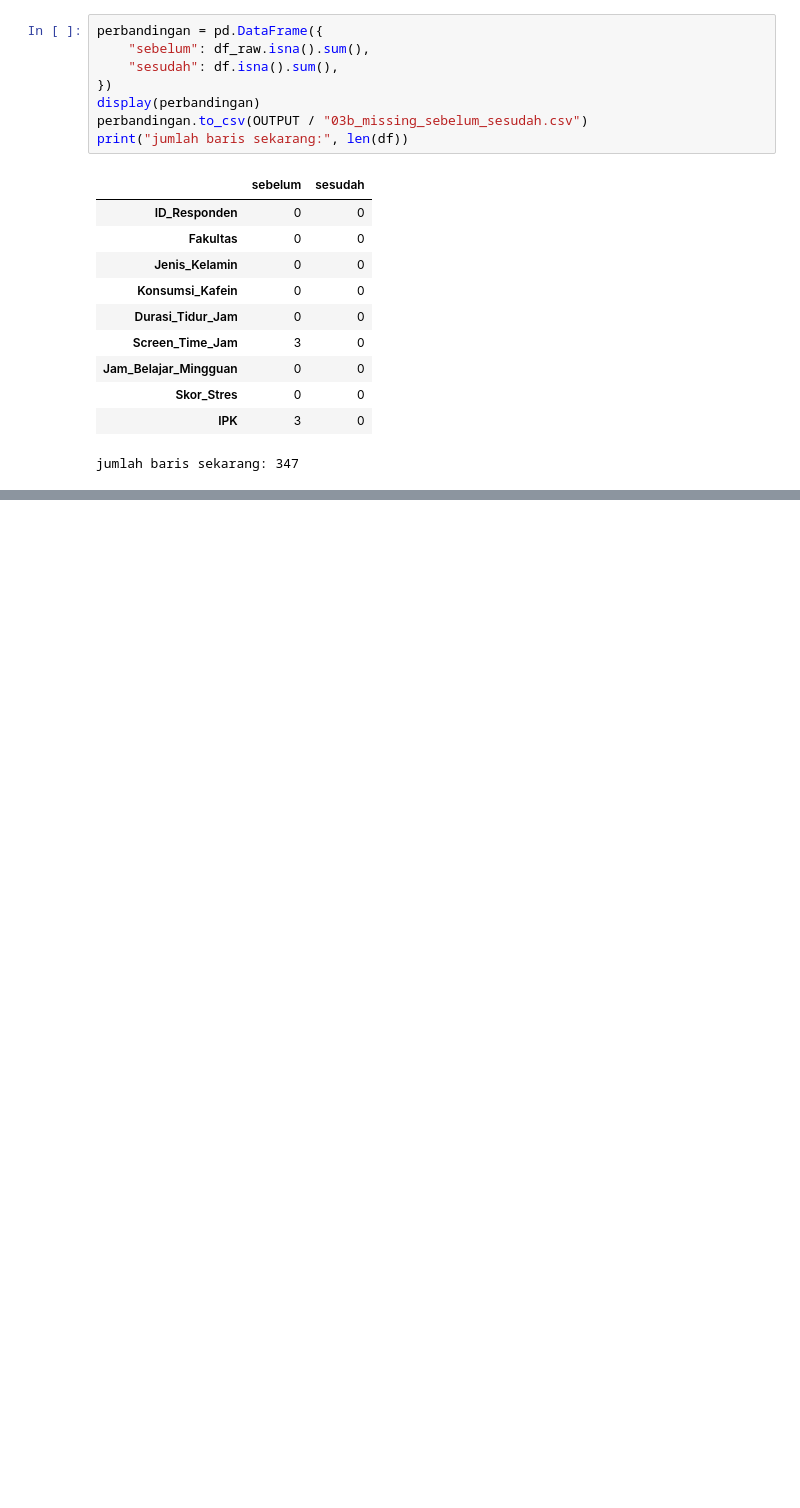
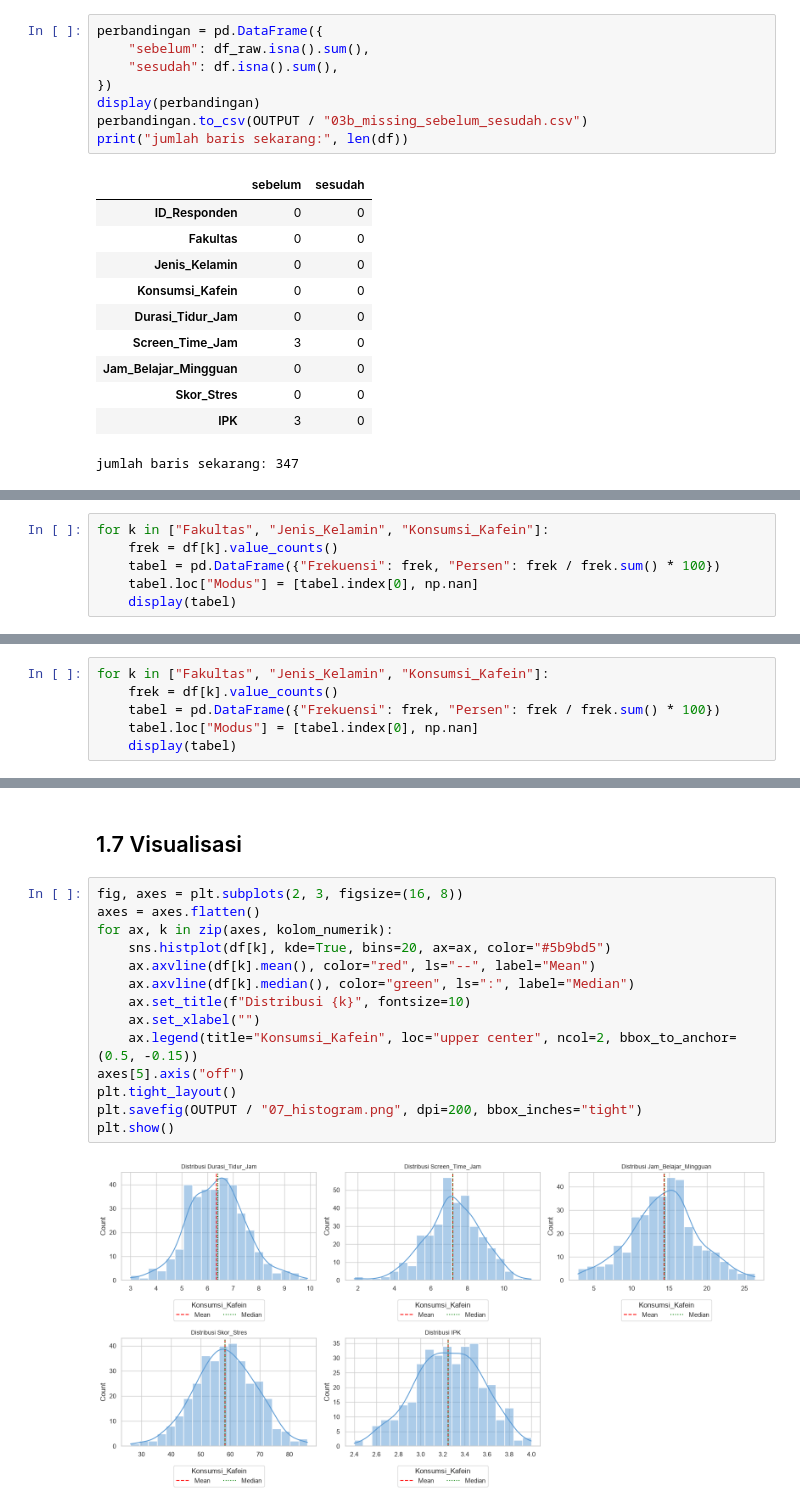
Before and after one commit to iddaann/statprob, a Jupyter notebook: project uas/.ipynb, the cells around one changed output, grey strips where cells are left out. Drawn from its saved outputs; the diff is of its cells as text; blank space fills up the shorter version.

```diff
--- a/project uas/.ipynb
+++ b/project uas/.ipynb
@@ -191,0 +347,6 @@ jumlah baris sekarang: 347
+# %%
+for k in ["Fakultas", "Jenis_Kelamin", "Konsumsi_Kafein"]:
+    frek = df[k].value_counts()
+    tabel = pd.DataFrame({"Frekuensi": frek, "Persen": frek / frek.sum() * 100})
+    tabel.loc["Modus"] = [tabel.index[0], np.nan]
+    display(tabel)
@@ -191,0 +370,6 @@ jumlah baris sekarang: 347
+# %%
+for k in ["Fakultas", "Jenis_Kelamin", "Konsumsi_Kafein"]:
+    frek = df[k].value_counts()
+    tabel = pd.DataFrame({"Frekuensi": frek, "Persen": frek / frek.sum() * 100})
+    tabel.loc["Modus"] = [tabel.index[0], np.nan]
+    display(tabel)
@@ -191,0 +393,18 @@ jumlah baris sekarang: 347
+# %% [markdown]
+## 1.7 Visualisasi
+# %%
+fig, axes = plt.subplots(2, 3, figsize=(16, 8))
+axes = axes.flatten()
+for ax, k in zip(axes, kolom_numerik):
+    sns.histplot(df[k], kde=True, bins=20, ax=ax, color="#5b9bd5")
+    ax.axvline(df[k].mean(), color="red", ls="--", label="Mean")
+    ax.axvline(df[k].median(), color="green", ls=":", label="Median")
+    ax.set_title(f"Distribusi {k}", fontsize=10)
+    ax.set_xlabel("")
+    ax.legend(title="Konsumsi_Kafein", loc="upper center", ncol=2, bbox_to_anchor=(0.5, -0.15))
+axes[5].axis("off")
+plt.tight_layout()
+plt.savefig(OUTPUT / "07_histogram.png", dpi=200, bbox_inches="tight")
+plt.show()
+# %% [output]
+[figure, added]
```
Also changed, not shown: parts of 17 cells of this notebook, 8 other files.
